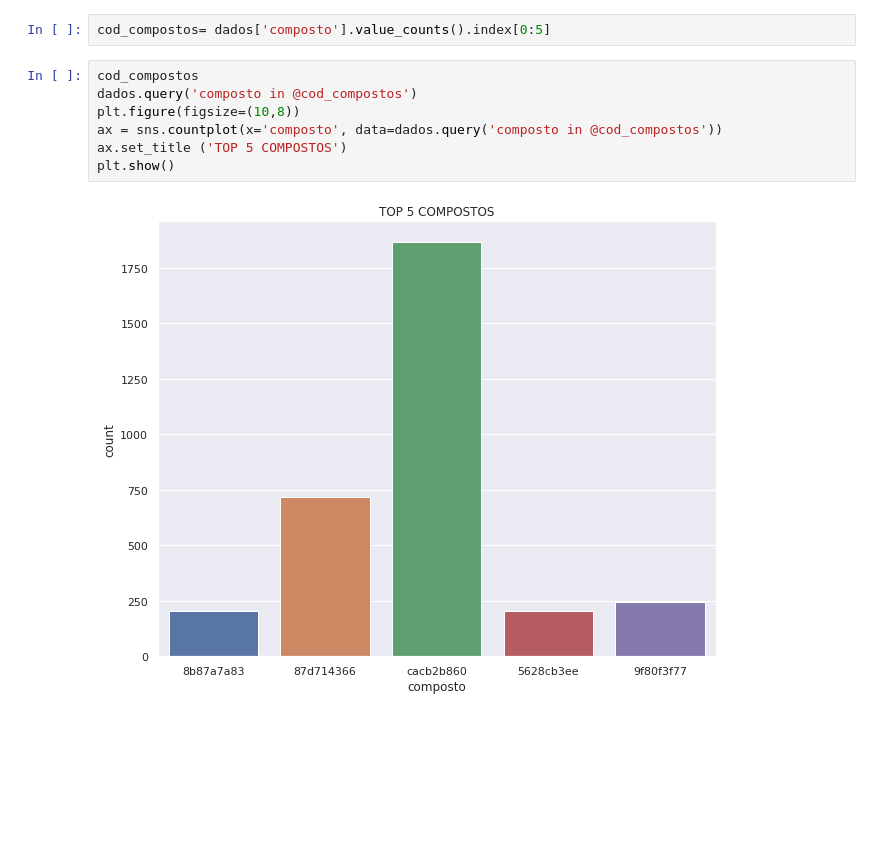
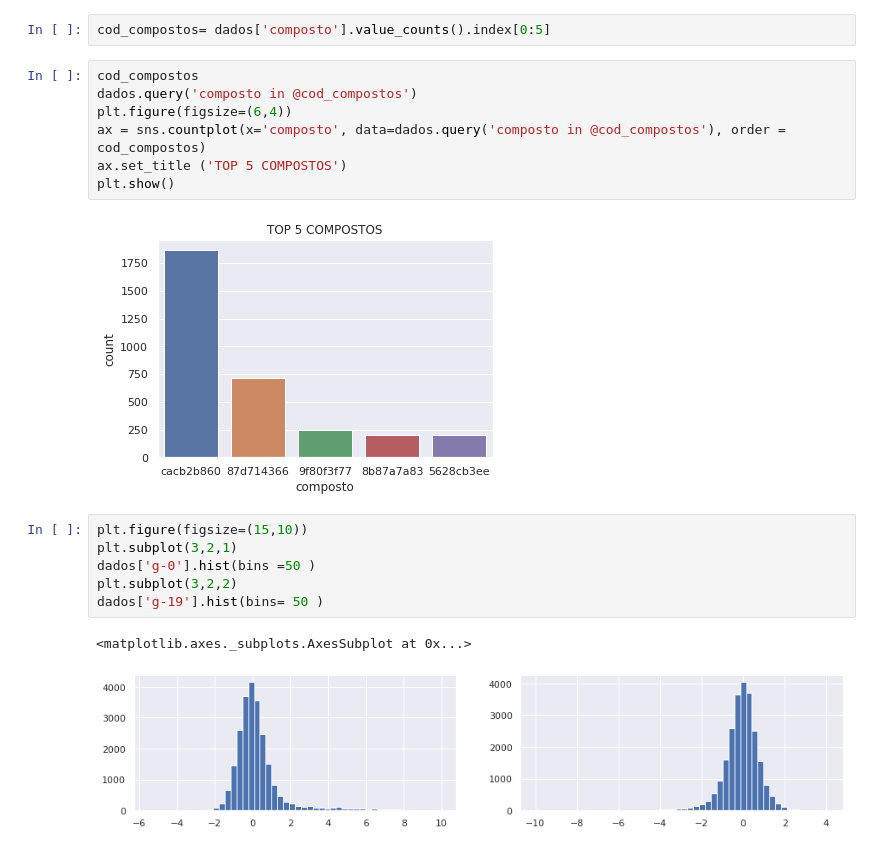
Before and after one commit to VictorOMiranda/Analista-de-dados-Rocket-Houses.py, a Jupyter notebook: Imersão_Quarentena_dados.ipynb, the cells around one changed output. Drawn from its saved outputs; the diff is of its cells as text; blank space fills up the shorter version.

```diff
--- a/Imersão_Quarentena_dados.ipynb
+++ b/Imersão_Quarentena_dados.ipynb
@@ -77,9 +81,18 @@ cod_compostos= dados['composto'].value_counts().index[0:5]
 # %%
 cod_compostos
 dados.query('composto in @cod_compostos')
-plt.figure(figsize=(10,8))
-ax = sns.countplot(x='composto', data=dados.query('composto in @cod_compostos'))
+plt.figure(figsize=(6,4))
+ax = sns.countplot(x='composto', data=dados.query('composto in @cod_compostos'), order = cod_compostos)
 ax.set_title ('TOP 5 COMPOSTOS')
 plt.show()
 # %% [output]
-[figure, old version]
+[figure, new version]
+# %%
+plt.figure(figsize=(15,10))
+plt.subplot(3,2,1)
+dados['g-0'].hist(bins =50 )
+plt.subplot(3,2,2)
+dados['g-19'].hist(bins= 50 )
+# %% [output]
+<matplotlib.axes._subplots.AxesSubplot at 0x...>
+[figure, added]
```
Also changed, not shown: parts of 4 cells of this notebook.
